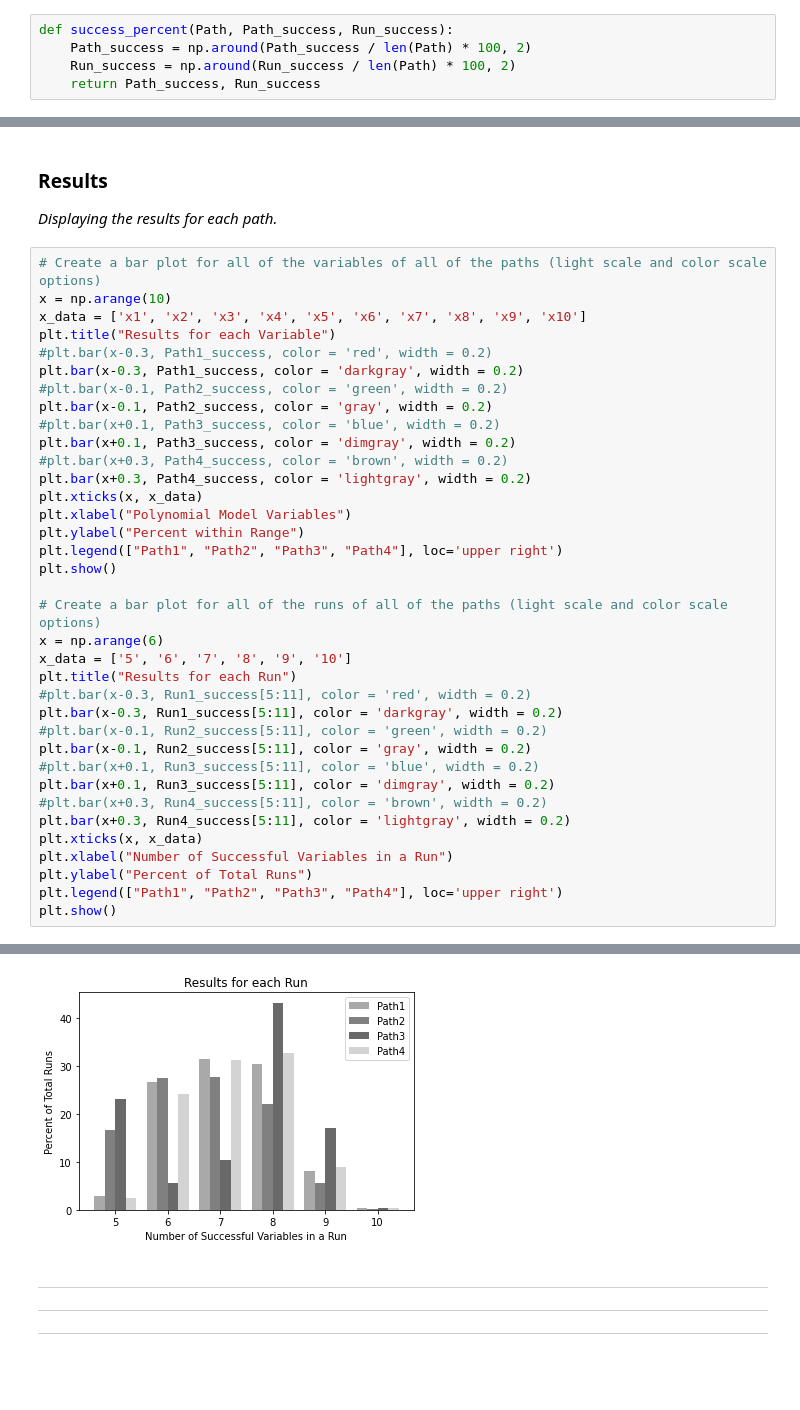
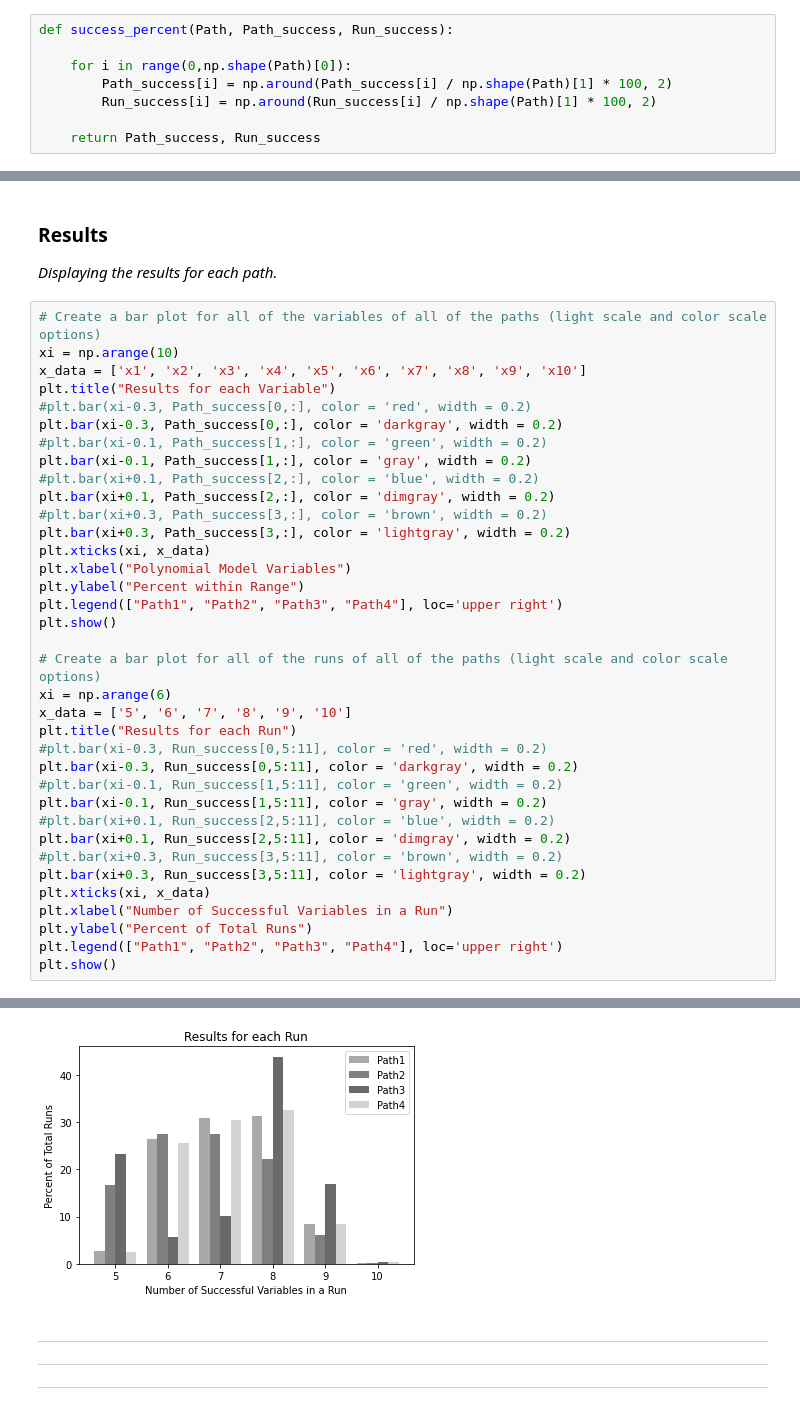
Before and after one commit to Marine-Structures-Design-Lab/polydesignmodel, a Jupyter notebook: Temporal_Design/Polynomial_Model.ipynb, the cells around one changed output, grey strips where cells are left out. Drawn from its saved outputs; the diff is of its cells as text; blank space fills up the shorter version.

```diff
--- a/Temporal_Design/Polynomial_Model.ipynb
+++ b/Temporal_Design/Polynomial_Model.ipynb
@@ -180,8 +123,11 @@ def variable_checker(Path, Path_success, Run_success, Var):
 *Convert successful results into a percentage for each variable and each run of a path.*
 # %%
 def success_percent(Path, Path_success, Run_success):
-    Path_success = np.around(Path_success / len(Path) * 100, 2)
-    Run_success = np.around(Run_success / len(Path) * 100, 2)
+
+    for i in range(0,np.shape(Path)[0]):
+        Path_success[i] = np.around(Path_success[i] / np.shape(Path)[1] * 100, 2)
+        Run_success[i] = np.around(Run_success[i] / np.shape(Path)[1] * 100, 2)
+
     return Path_success, Run_success
 # %% [markdown]
 ***
@@ -301,43 +220,43 @@ Path4_success, Run4_success = success_percent(Path4, Path4_success, Run4_success
 *Displaying the results for each path.*
 # %%
 # Create a bar plot for all of the variables of all of the paths (light scale and color scale options)
-x = np.arange(10)
+xi = np.arange(10)
 x_data = ['x1', 'x2', 'x3', 'x4', 'x5', 'x6', 'x7', 'x8', 'x9', 'x10']
 plt.title("Results for each Variable")
-#plt.bar(x-0.3, Path1_success, color = 'red', width = 0.2)
-plt.bar(x-0.3, Path1_success, color = 'darkgray', width = 0.2)
-#plt.bar(x-0.1, Path2_success, color = 'green', width = 0.2)
-plt.bar(x-0.1, Path2_success, color = 'gray', width = 0.2)
-#plt.bar(x+0.1, Path3_success, color = 'blue', width = 0.2)
-plt.bar(x+0.1, Path3_success, color = 'dimgray', width = 0.2)
-#plt.bar(x+0.3, Path4_success, color = 'brown', width = 0.2)
-plt.bar(x+0.3, Path4_success, color = 'lightgray', width = 0.2)
-plt.xticks(x, x_data)
+#plt.bar(xi-0.3, Path_success[0,:], color = 'red', width = 0.2)
+plt.bar(xi-0.3, Path_success[0,:], color = 'darkgray', width = 0.2)
+#plt.bar(xi-0.1, Path_success[1,:], color = 'green', width = 0.2)
+plt.bar(xi-0.1, Path_success[1,:], color = 'gray', width = 0.2)
+#plt.bar(xi+0.1, Path_success[2,:], color = 'blue', width = 0.2)
+plt.bar(xi+0.1, Path_success[2,:], color = 'dimgray', width = 0.2)
+#plt.bar(xi+0.3, Path_success[3,:], color = 'brown', width = 0.2)
+plt.bar(xi+0.3, Path_success[3,:], color = 'lightgray', width = 0.2)
+plt.xticks(xi, x_data)
 plt.xlabel("Polynomial Model Variables")
 plt.ylabel("Percent within Range")
 plt.legend(["Path1", "Path2", "Path3", "Path4"], loc='upper right')
 plt.show()
 
 # Create a bar plot for all of the runs of all of the paths (light scale and color scale options)
-x = np.arange(6)
+xi = np.arange(6)
 x_data = ['5', '6', '7', '8', '9', '10']
 plt.title("Results for each Run")
-#plt.bar(x-0.3, Run1_success[5:11], color = 'red', width = 0.2)
-plt.bar(x-0.3, Run1_success[5:11], color = 'darkgray', width = 0.2)
-#plt.bar(x-0.1, Run2_success[5:11], color = 'green', width = 0.2)
-plt.bar(x-0.1, Run2_success[5:11], color = 'gray', width = 0.2)
-#plt.bar(x+0.1, Run3_success[5:11], color = 'blue', width = 0.2)
-plt.bar(x+0.1, Run3_success[5:11], color = 'dimgray', width = 0.2)
-#plt.bar(x+0.3, Run4_success[5:11], color = 'brown', width = 0.2)
-plt.bar(x+0.3, Run4_success[5:11], color = 'lightgray', width = 0.2)
-plt.xticks(x, x_data)
+#plt.bar(xi-0.3, Run_success[0,5:11], color = 'red', width = 0.2)
+plt.bar(xi-0.3, Run_success[0,5:11], color = 'darkgray', width = 0.2)
+#plt.bar(xi-0.1, Run_success[1,5:11], color = 'green', width = 0.2)
+plt.bar(xi-0.1, Run_success[1,5:11], color = 'gray', width = 0.2)
+#plt.bar(xi+0.1, Run_success[2,5:11], color = 'blue', width = 0.2)
+plt.bar(xi+0.1, Run_success[2,5:11], color = 'dimgray', width = 0.2)
+#plt.bar(xi+0.3, Run_success[3,5:11], color = 'brown', width = 0.2)
+plt.bar(xi+0.3, Run_success[3,5:11], color = 'lightgray', width = 0.2)
+plt.xticks(xi, x_data)
 plt.xlabel("Number of Successful Variables in a Run")
 plt.ylabel("Percent of Total Runs")
 plt.legend(["Path1", "Path2", "Path3", "Path4"], loc='upper right')
 plt.show()
 # %% [output]
 [figure]
-[figure, old version]
+[figure, new version]
 # %% [markdown]
 ***
 ***
```
Also changed, not shown: parts of 5 cells of this notebook.
